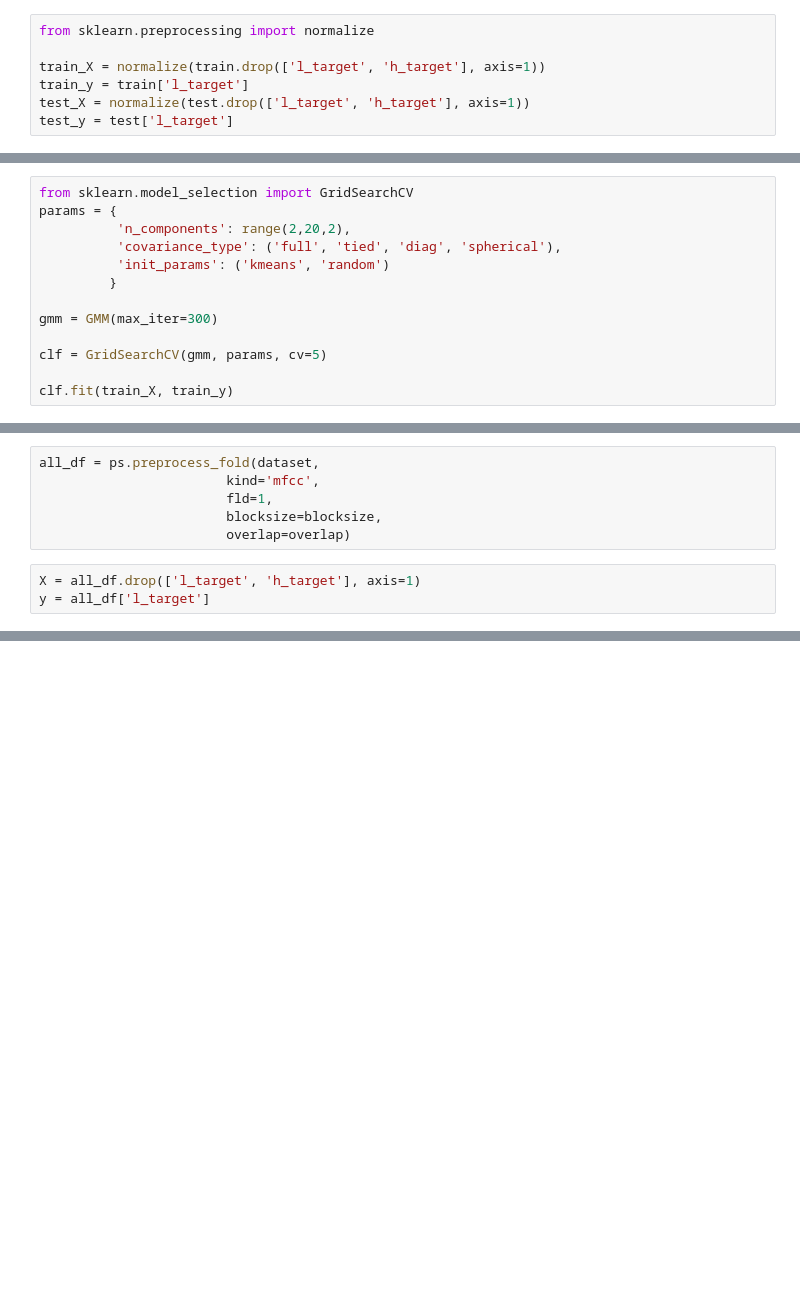
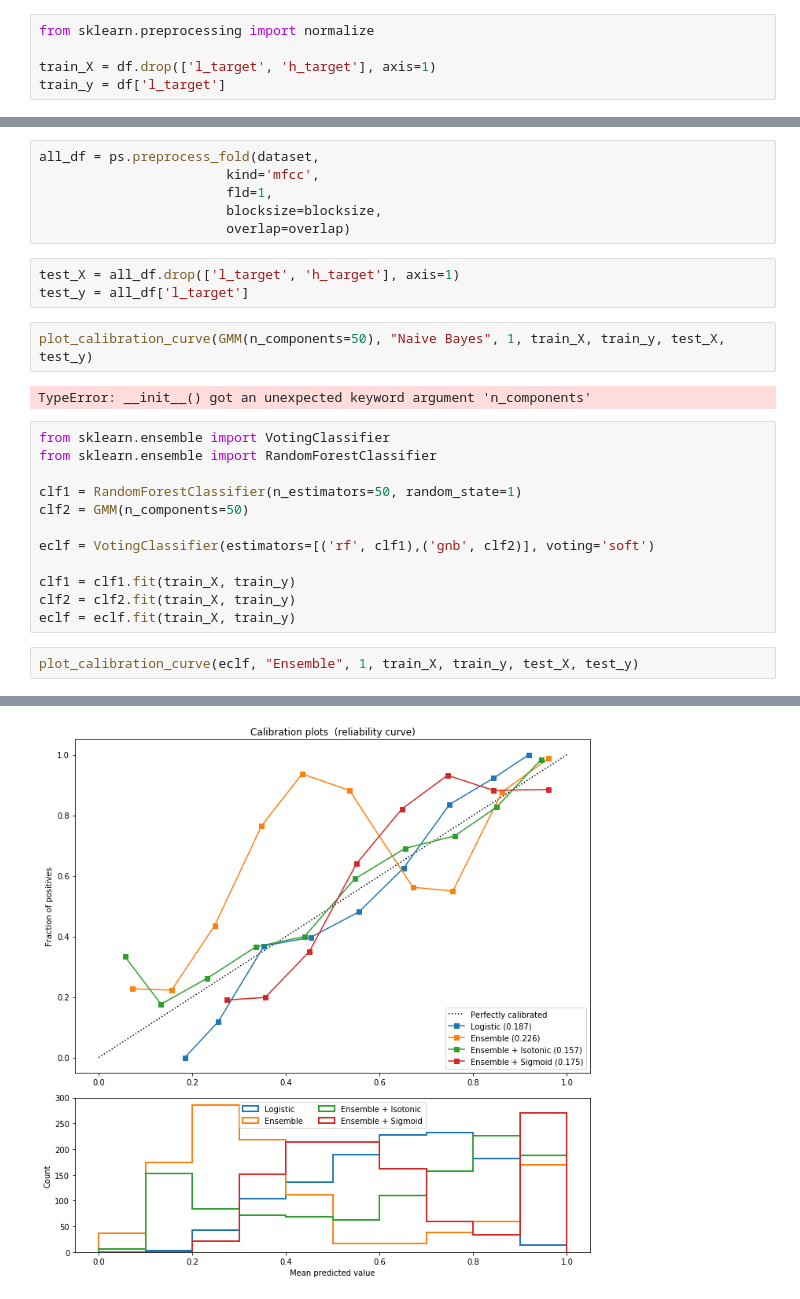
Before and after one commit to DeanPFZ/deep-audio-public, a Jupyter notebook: src/High Level GMM 2s.ipynb, the cells around one changed output, grey strips where cells are left out. Cells and saved outputs as stored; diff of their text form; blank space fills up the shorter version.

```diff
--- a/src/High Level GMM 2s.ipynb
+++ b/src/High Level GMM 2s.ipynb
@@ -91,7 +87,5 @@ train, test, = train_test_split(
 # %%
 from sklearn.preprocessing import normalize
 
-train_X = normalize(train.drop(['l_target', 'h_target'], axis=1))
-train_y = train['l_target']
-test_X = normalize(test.drop(['l_target', 'h_target'], axis=1))
-test_y = test['l_target']
+train_X = df.drop(['l_target', 'h_target'], axis=1)
+train_y = df['l_target']
@@ -101,13 +91,0 @@ Separate into classes
-# %%
-from sklearn.model_selection import GridSearchCV
-params = {
-          'n_components': range(2,20,2),
-          'covariance_type': ('full', 'tied', 'diag', 'spherical'),
-          'init_params': ('kmeans', 'random')
-         }
-
-gmm = GMM(max_iter=300)
-
-clf = GridSearchCV(gmm, params, cv=5)
-
-clf.fit(train_X, train_y)
@@ -127,5 +162,24 @@ all_df = ps.preprocess_fold(dataset,
                         blocksize=blocksize,
                         overlap=overlap)
 # %%
-X = all_df.drop(['l_target', 'h_target'], axis=1)
-y = all_df['l_target']
+test_X = all_df.drop(['l_target', 'h_target'], axis=1)
+test_y = all_df['l_target']
+# %%
+plot_calibration_curve(GMM(n_components=50), "Naive Bayes", 1, train_X, train_y, test_X, test_y)
+# %% [output]
+TypeError: __init__() got an unexpected keyword argument 'n_components'
+# %%
+from sklearn.ensemble import VotingClassifier
+from sklearn.ensemble import RandomForestClassifier
+
+clf1 = RandomForestClassifier(n_estimators=50, random_state=1)
+clf2 = GMM(n_components=50)
+
+eclf = VotingClassifier(estimators=[('rf', clf1),('gnb', clf2)], voting='soft')
+
+clf1 = clf1.fit(train_X, train_y)
+clf2 = clf2.fit(train_X, train_y)
+eclf = eclf.fit(train_X, train_y)
+# %%
+plot_calibration_curve(eclf, "Ensemble", 1, train_X, train_y, test_X, test_y)
+# %% [output]
@@ -132 +203,2 @@ y = all_df['l_target']
+[figure, added]
 # %%
```
Also changed, not shown: parts of 13 cells of this notebook, 20 other files.
